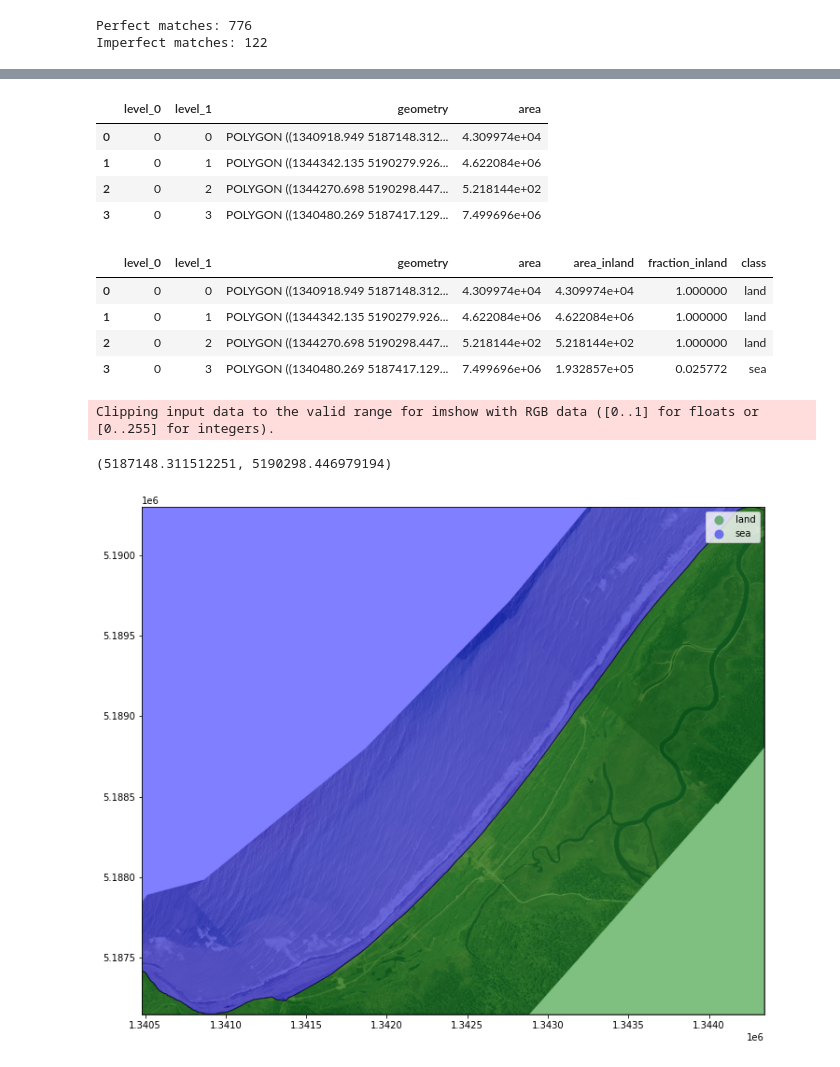
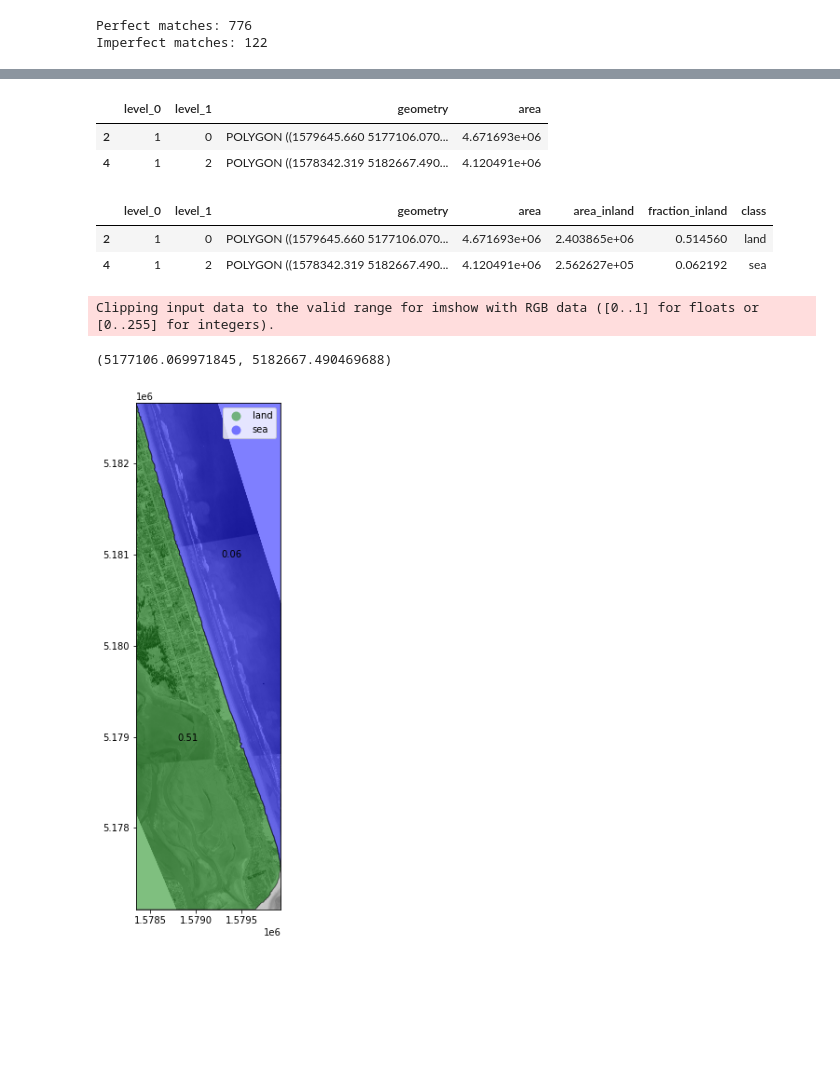
Before and after one commit to UoA-eResearch/retrolens, a Jupyter notebook: EDA.ipynb, the cells around one changed output, grey strips where cells are left out. Cells and saved outputs as stored; diff of their text form; code cells hidden in the pictures; blank space fills up the shorter version.

Commit message:
use clip instead of overlay, folder structure

```diff
--- a/EDA.ipynb
+++ b/EDA.ipynb
@@ -136,10 +139,9 @@ def line_to_split_bbox(geo):
 
 split_bboxes = sample_gdf.geometry.apply(line_to_split_bbox).explode(index_parts=True).reset_index()
 split_bboxes["area"] = split_bboxes.area
+split_bboxes = split_bboxes[split_bboxes.area > 1e5]
 split_bboxes
 # %% [output]
 |  | level_0 | level_1 | geometry | area |
-| 0 | 0 | 0 | POLYGON ((1340918.949 5187148.312... | 4.309974e+04 |
-| 1 | 0 | 1 | POLYGON ((1344342.135 5190279.926... | 4.622084e+06 |
-| 2 | 0 | 2 | POLYGON ((1344270.698 5190298.447... | 5.218144e+02 |
-| 3 | 0 | 3 | POLYGON ((1340480.269 5187417.129... | 7.499696e+06 |
+| 2 | 1 | 0 | POLYGON ((1579645.660 5177106.070... | 4.671693e+06 |
+| 4 | 1 | 2 | POLYGON ((1578342.319 5182667.490... | 4.120491e+06 |
@@ -148,32 +148,33 @@ coastline = gpd.read_file("lds-nz-coastlines-and-islands-polygons-topo-150k-FGDB
 # %%
-split_bboxes["area_inland"] = split_bboxes.overlay(coastline, how="intersection").area
+relevant_coastline = coastline.clip(split_bboxes.total_bounds)
+split_bboxes["area_inland"] = split_bboxes.clip(relevant_coastline).area
 split_bboxes["fraction_inland"] = split_bboxes.area_inland / split_bboxes.area
 split_bboxes["class"] = split_bboxes.fraction_inland.apply(lambda f: "land" if f > .5 else "sea")
 split_bboxes
 # %% [output]
 |  | level_0 | level_1 | geometry | area | area_inland | fraction_inland | class |
-| 0 | 0 | 0 | POLYGON ((1340918.949 5187148.312... | 4.309974e+04 | 4.309974e+04 | 1.000000 | land |
-| 1 | 0 | 1 | POLYGON ((1344342.135 5190279.926... | 4.622084e+06 | 4.622084e+06 | 1.000000 | land |
-| 2 | 0 | 2 | POLYGON ((1344270.698 5190298.447... | 5.218144e+02 | 5.218144e+02 | 1.000000 | land |
-| 3 | 0 | 3 | POLYGON ((1340480.269 5187417.129... | 7.499696e+06 | 1.932857e+05 | 0.025772 | sea |
+| 2 | 1 | 0 | POLYGON ((1579645.660 5177106.070... | 4.671693e+06 | 2.403865e+06 | 0.514560 | land |
+| 4 | 1 | 2 | POLYGON ((1578342.319 5182667.490... | 4.120491e+06 | 2.562627e+05 | 0.062192 | sea |
 # %%
+# Plot the results, and check it all looks ok
 fig, ax = plt.subplots()
 ax = rasterio.plot.show(image, ax=ax)
 
 cmap = matplotlib.colors.ListedColormap(['green', 'blue'])
 split_bboxes.plot(ax=ax, alpha=.5, column='class', cmap=cmap, categorical=True, legend=True, edgecolor='black')
+split_bboxes.apply(lambda x: ax.annotate(text=round(x.fraction_inland, 2), xy=x.geometry.centroid.coords[0], ha='center'), axis=1)
 
-#coastline.plot(ax=ax, alpha=.5, edgecolor="cyan")
+#relevant_coastline.plot(ax=ax, alpha=.5, edgecolor="cyan")
 
 b = split_bboxes.total_bounds
 xlim = ([b[0], b[2]])
 ylim = ([b[1], b[3]])
 ax.set_xlim(xlim)
 ax.set_ylim(ylim)
 # %% [output]
 Clipping input data to the valid range for imshow with RGB data ([0..1] for floats or [0..255] for integers).
-(5187148.311512251, 5190298.446979194)
+(5177106.069971845, 5182667.490469688)
-[figure, old version]
+[figure, new version]
 # %%
 name = os.path.splitext(os.path.basename(sample.filename.iloc[0]))[0]
 name
```
Also changed, not shown: parts of 9 cells of this notebook.
